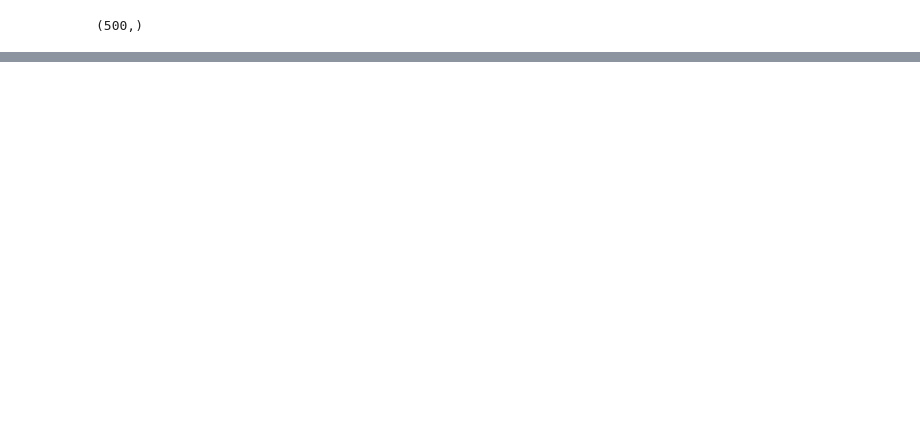
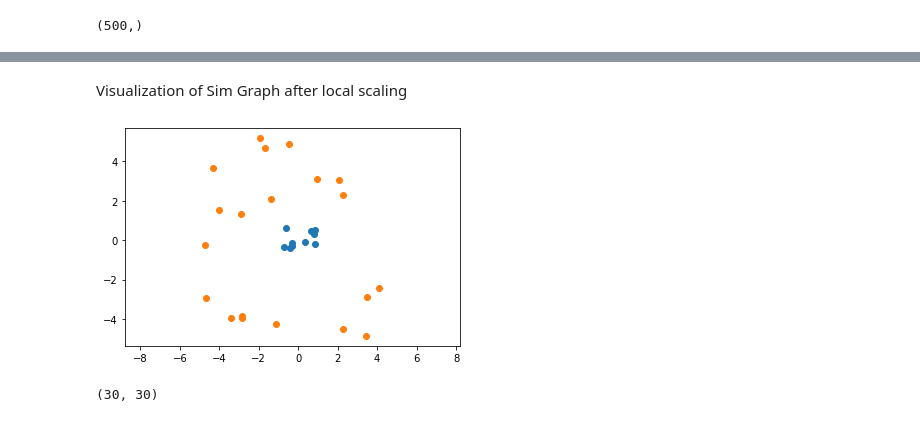
Before and after one commit to zgzhikaru/project_spectral_clustering, a Jupyter notebook: spectral_clusetering.ipynb, the cells around one changed output, grey strips where cells are left out. Saved outputs shown, nothing was run; the diff lists cells and outputs as text; code cells hidden in the pictures; blank space fills up the shorter version.

```diff
--- a/spectral_clusetering.ipynb
+++ b/spectral_clusetering.ipynb
@@ -340,0 +390,33 @@ getLoss(data, pred)
+# %% [markdown]
+Visualization of Sim Graph after local scaling
+# %%
+np.random.seed(2021)
+
+all_points = []
+
+N = [10, 20]
+R_range = [(0,1), (2,6)]
+
+k = len(R_range)
+
+plt.axis('equal')
+
+for i in range(k):
+    r_min, r_max = R_range[i]
+    n = N[i]
+    r = np.sqrt(np.random.uniform(r_min**2, r_max**2, n))
+    theta = np.random.uniform(0,2*np.pi,n)
+
+    points = np.stack([r * np.cos(theta), r * np.sin(theta)])
+    plt.scatter(points[0], points[1])
+
+    all_points.append(points)
+
+data = np.concatenate(all_points, axis=1).T
+# %% [output]
+[figure, added]
+# %%
+W = getSimilarity(data, weighted=False, hyperparam=5)
+W.shape
+# %% [output]
+(30, 30)
```
Also changed, not shown: parts of 34 cells of this notebook, 4 other files.
